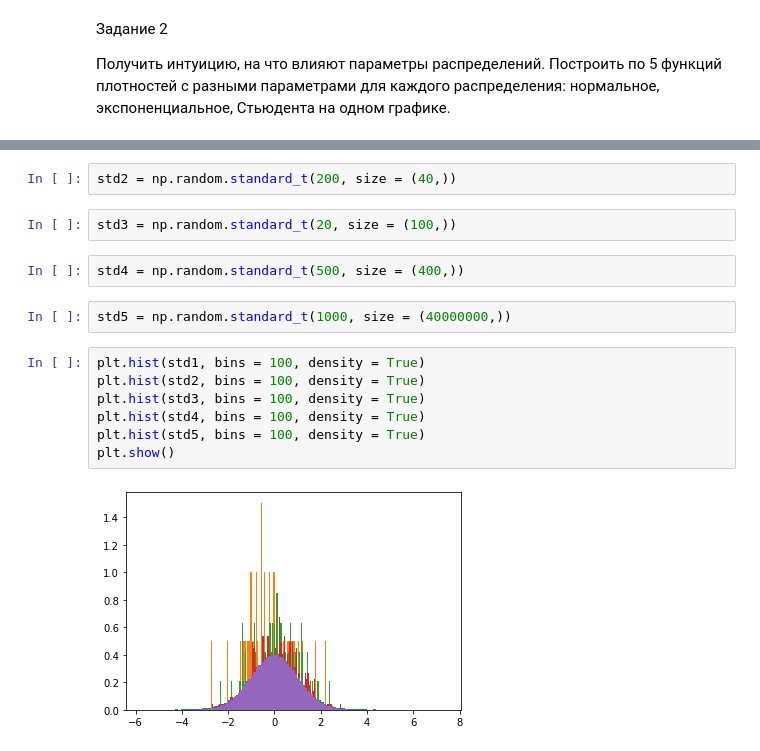
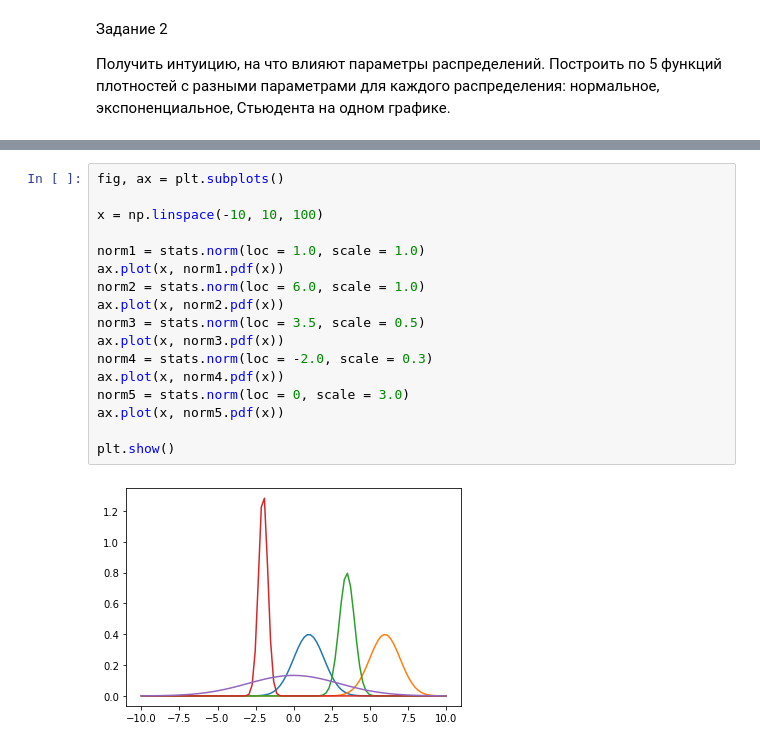
Before and after one commit to Ilya-Karpov/Math-Data-Science, a Jupyter notebook: HM8/HM8.ipynb, the cells around one changed output, grey strips where cells are left out. Drawn from its saved outputs; the diff is of its cells as text.

```diff
--- a/HM8/HM8.ipynb
+++ b/HM8/HM8.ipynb
@@ -65,17 +27,19 @@ std1 = np.random.standard_t(10, size = (40000,))
-# %%
-std2 = np.random.standard_t(200, size = (40,))
-# %%
-std3 = np.random.standard_t(20, size = (100,))
-# %%
-std4 = np.random.standard_t(500, size = (400,))
-# %%
-std5 = np.random.standard_t(1000, size = (40000000,))
-# %%
-plt.hist(std1, bins = 100, density = True)
-plt.hist(std2, bins = 100, density = True)
-plt.hist(std3, bins = 100, density = True)
-plt.hist(std4, bins = 100, density = True)
-plt.hist(std5, bins = 100, density = True)
-plt.show()
-# %% [output]
-[figure, removed]
+# %%
+fig, ax = plt.subplots()
+
+x = np.linspace(-10, 10, 100)
+
+norm1 = stats.norm(loc = 1.0, scale = 1.0)
+ax.plot(x, norm1.pdf(x))
+norm2 = stats.norm(loc = 6.0, scale = 1.0)
+ax.plot(x, norm2.pdf(x))
+norm3 = stats.norm(loc = 3.5, scale = 0.5)
+ax.plot(x, norm3.pdf(x))
+norm4 = stats.norm(loc = -2.0, scale = 0.3)
+ax.plot(x, norm4.pdf(x))
+norm5 = stats.norm(loc = 0, scale = 3.0)
+ax.plot(x, norm5.pdf(x))
+
+plt.show()
+# %% [output]
+[figure, added]
```
Also changed, not shown: parts of 20 cells of this notebook.
